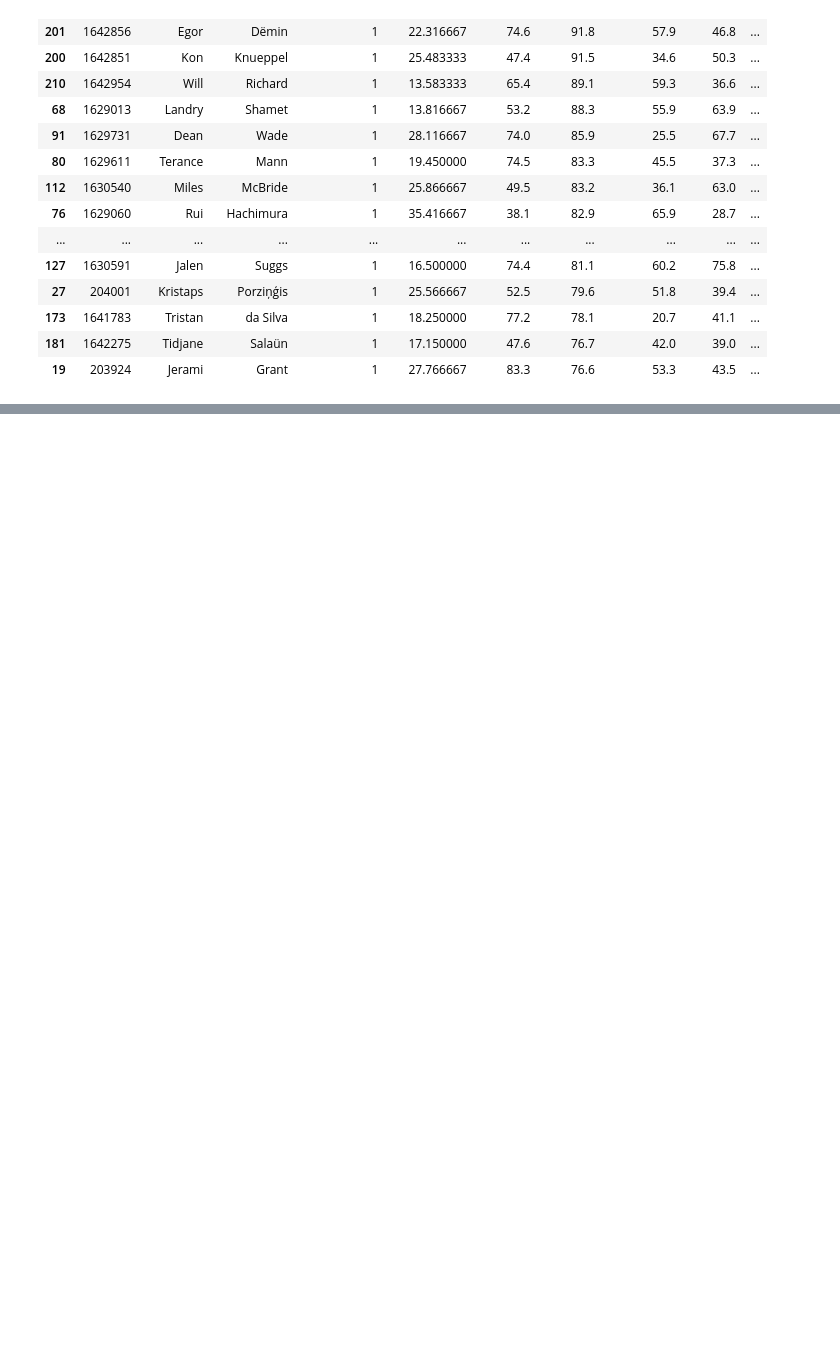
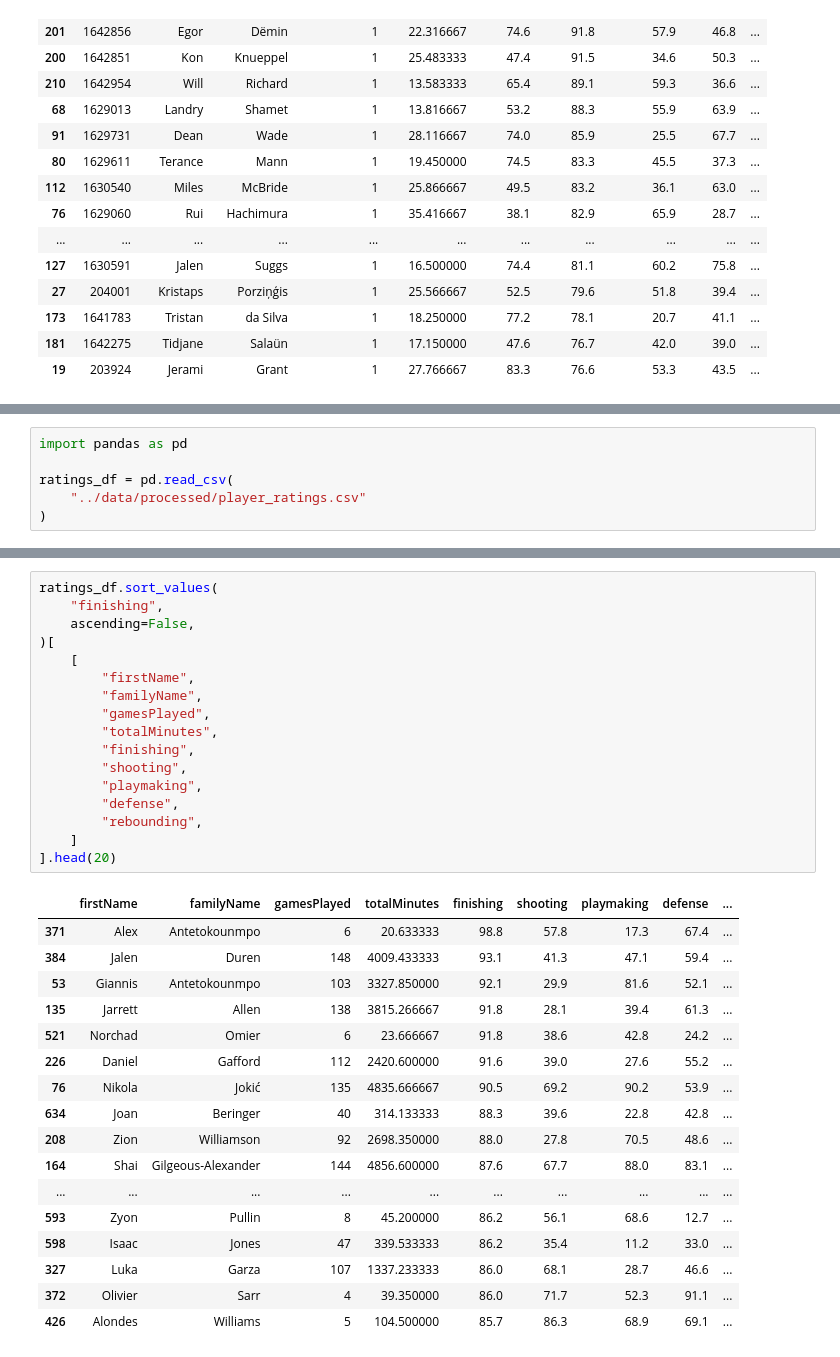
Before and after one commit to Team-Zhao/nba-ai-simulator, a Jupyter notebook: notebooks/player_rating.ipynb, the cells around one changed output, grey strips where cells are left out. Cells and saved outputs as stored; diff of their text form; blank space fills up the shorter version.

Commit message:
Added player rating pipline and team features file

```diff
--- a/notebooks/player_rating.ipynb
+++ b/notebooks/player_rating.ipynb
@@ -456,0 +520,6 @@ ratings_df.sort_values(
+# %%
+import pandas as pd
+
+ratings_df = pd.read_csv(
+    "../data/processed/player_ratings.csv"
+)
@@ -456,0 +571,35 @@ ratings_df.sort_values(
+# %%
+ratings_df.sort_values(
+    "finishing",
+    ascending=False,
+)[
+    [
+        "firstName",
+        "familyName",
+        "gamesPlayed",
+        "totalMinutes",
+        "finishing",
+        "shooting",
+        "playmaking",
+        "defense",
+        "rebounding",
+    ]
+].head(20)
+# %% [output]
+|  | firstName | familyName | gamesPlayed | totalMinutes | finishing | shooting | playmaking | defense | ... |
+| 371 | Alex | Antetokounmpo | 6 | 20.633333 | 98.8 | 57.8 | 17.3 | 67.4 | ... |
+| 384 | Jalen | Duren | 148 | 4009.433333 | 93.1 | 41.3 | 47.1 | 59.4 | ... |
+| 53 | Giannis | Antetokounmpo | 103 | 3327.850000 | 92.1 | 29.9 | 81.6 | 52.1 | ... |
+| 135 | Jarrett | Allen | 138 | 3815.266667 | 91.8 | 28.1 | 39.4 | 61.3 | ... |
+| 521 | Norchad | Omier | 6 | 23.666667 | 91.8 | 38.6 | 42.8 | 24.2 | ... |
+| 226 | Daniel | Gafford | 112 | 2420.600000 | 91.6 | 39.0 | 27.6 | 55.2 | ... |
+| 76 | Nikola | Jokić | 135 | 4835.666667 | 90.5 | 69.2 | 90.2 | 53.9 | ... |
+| 634 | Joan | Beringer | 40 | 314.133333 | 88.3 | 39.6 | 22.8 | 42.8 | ... |
+| 208 | Zion | Williamson | 92 | 2698.350000 | 88.0 | 27.8 | 70.5 | 48.6 | ... |
+| 164 | Shai | Gilgeous-Alexander | 144 | 4856.600000 | 87.6 | 67.7 | 88.0 | 83.1 | ... |
+| ... | ... | ... | ... | ... | ... | ... | ... | ... | ... |
+| 593 | Zyon | Pullin | 8 | 45.200000 | 86.2 | 56.1 | 68.6 | 12.7 | ... |
+| 598 | Isaac | Jones | 47 | 339.533333 | 86.2 | 35.4 | 11.2 | 33.0 | ... |
+| 327 | Luka | Garza | 107 | 1337.233333 | 86.0 | 68.1 | 28.7 | 46.6 | ... |
+| 372 | Olivier | Sarr | 4 | 39.350000 | 86.0 | 71.7 | 52.3 | 91.1 | ... |
+| 426 | Alondes | Williams | 5 | 104.500000 | 85.7 | 86.3 | 68.9 | 69.1 | ... |
```
Also changed, not shown: parts of 33 cells of this notebook, 9 other files.
